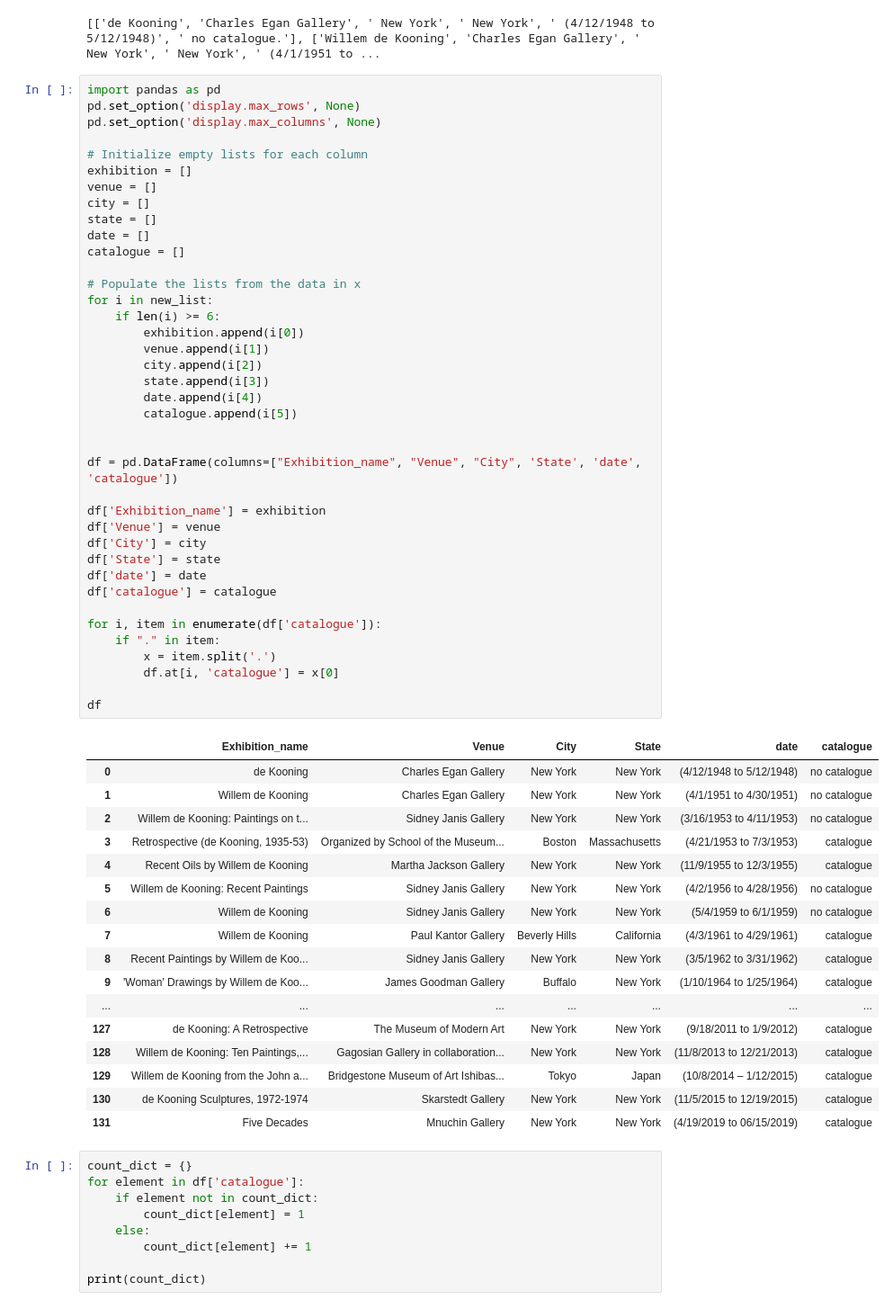
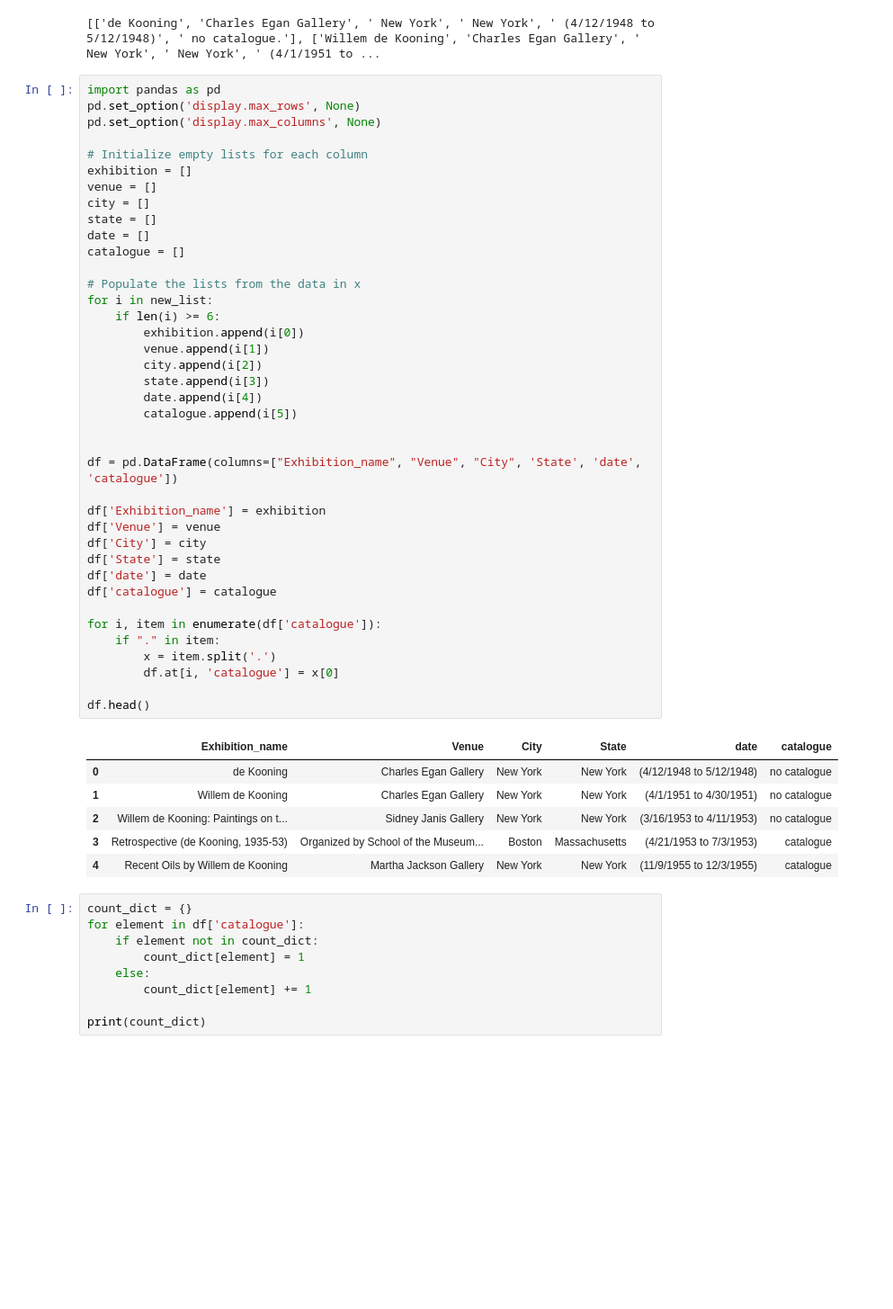
Before and after one commit to giorgiacrosilla/reputationera, a Jupyter notebook: scripts/data_analysis_and_cleaning/deKooning/exhibitions_DK.ipynb, the cells around one changed output. Shown: that part at 90% size. Cells and saved outputs as stored; diff of their text form; blank space fills up the shorter version.

```diff
--- a/scripts/data_analysis_and_cleaning/deKooning/exhibitions_DK.ipynb
+++ b/scripts/data_analysis_and_cleaning/deKooning/exhibitions_DK.ipynb
@@ -148,45 +148,34 @@ for i in new_list:
     if len(i) >= 6:
         exhibition.append(i[0])
         venue.append(i[1])
         city.append(i[2])
         state.append(i[3])
         date.append(i[4])
         catalogue.append(i[5])
 
 
 df = pd.DataFrame(columns=["Exhibition_name", "Venue", "City", 'State', 'date', 'catalogue'])
 
 df['Exhibition_name'] = exhibition
 df['Venue'] = venue
 df['City'] = city
 df['State'] = state
 df['date'] = date
 df['catalogue'] = catalogue
 
 for i, item in enumerate(df['catalogue']):
     if "." in item:
         x = item.split('.')
         df.at[i, 'catalogue'] = x[0]
 
-df
+df.head()
 # %% [output]
 |  | Exhibition_name | Venue | City | State | date | catalogue |
 | 0 | de Kooning | Charles Egan Gallery | New York | New York | (4/12/1948 to 5/12/1948) | no catalogue |
 | 1 | Willem de Kooning | Charles Egan Gallery | New York | New York | (4/1/1951 to 4/30/1951) | no catalogue |
 | 2 | Willem de Kooning: Paintings on t... | Sidney Janis Gallery | New York | New York | (3/16/1953 to 4/11/1953) | no catalogue |
 | 3 | Retrospective (de Kooning, 1935-53) | Organized by School of the Museum... | Boston | Massachusetts | (4/21/1953 to 7/3/1953) | catalogue |
 | 4 | Recent Oils by Willem de Kooning | Martha Jackson Gallery | New York | New York | (11/9/1955 to 12/3/1955) | catalogue |
-| 5 | Willem de Kooning: Recent Paintings | Sidney Janis Gallery | New York | New York | (4/2/1956 to 4/28/1956) | no catalogue |
-| 6 | Willem de Kooning | Sidney Janis Gallery | New York | New York | (5/4/1959 to 6/1/1959) | no catalogue |
-| 7 | Willem de Kooning | Paul Kantor Gallery | Beverly Hills | California | (4/3/1961 to 4/29/1961) | catalogue |
-| 8 | Recent Paintings by Willem de Koo... | Sidney Janis Gallery | New York | New York | (3/5/1962 to 3/31/1962) | catalogue |
-| 9 | 'Woman' Drawings by Willem de Koo... | James Goodman Gallery | Buffalo | New York | (1/10/1964 to 1/25/1964) | catalogue |
-| ... | ... | ... | ... | ... | ... | ... |
-| 127 | de Kooning: A Retrospective | The Museum of Modern Art | New York | New York | (9/18/2011 to 1/9/2012) | catalogue |
-| 128 | Willem de Kooning: Ten Paintings,... | Gagosian Gallery in collaboration... | New York | New York | (11/8/2013 to 12/21/2013) | catalogue |
-| 129 | Willem de Kooning from the John a... | Bridgestone Museum of Art Ishibas... | Tokyo | Japan | (10/8/2014 – 1/12/2015) | catalogue |
-| 130 | de Kooning Sculptures, 1972-1974 | Skarstedt Gallery | New York | New York | (11/5/2015 to 12/19/2015) | catalogue |
-| 131 | Five Decades | Mnuchin Gallery | New York | New York | (4/19/2019 to 06/15/2019) | catalogue |
 # %%
 count_dict = {}
 for element in df['catalogue']:
```
Also changed, not shown: parts of 5 cells of this notebook, 7 other files.
